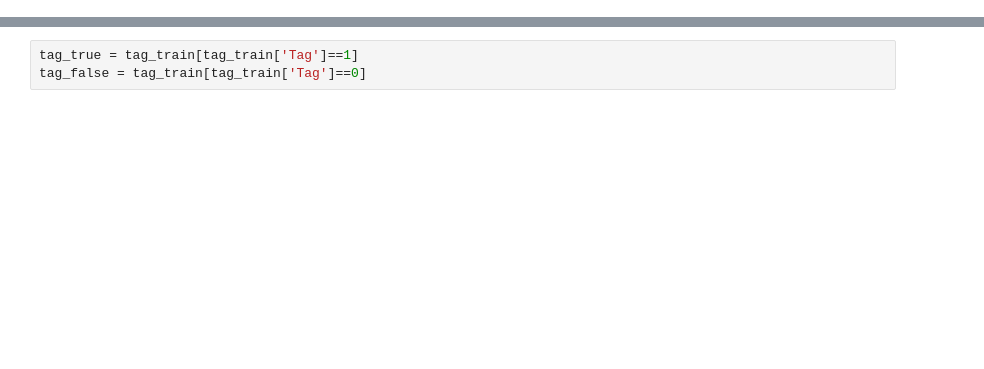
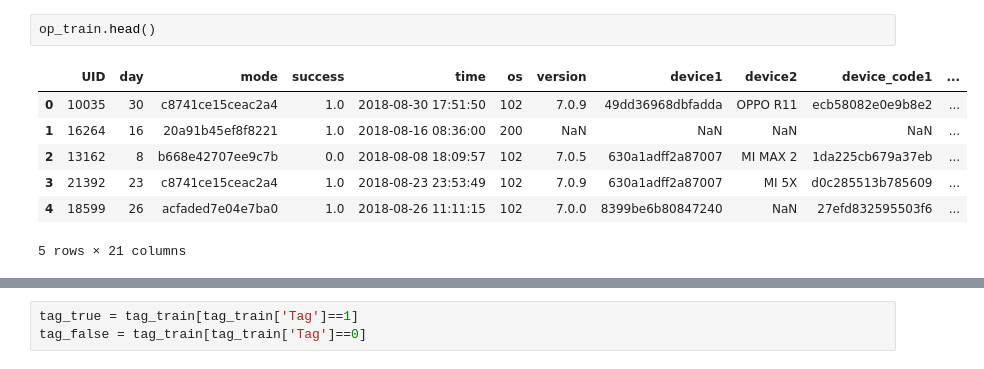
Before and after one commit to alexliu2360/dc_xjf, a Jupyter notebook: baseline.ipynb, the cells around one changed output, grey strips where cells are left out. Drawn from its saved outputs; the diff is of its cells as text; blank space fills up the shorter version.

```diff
--- a/baseline.ipynb
+++ b/baseline.ipynb
@@ -28,0 +46,10 @@ def single_uid_in_tran(op_uids, tran_uids):
+# %%
+op_train.head()
+# %% [output]
+|  | UID | day | mode | success | time | os | version | device1 | device2 | device_code1 | ... |
+| 0 | 10035 | 30 | c8741ce15ceac2a4 | 1.0 | 2018-08-30 17:51:50 | 102 | 7.0.9 | 49dd36968dbfadda | OPPO R11 | ecb58082e0e9b8e2 | ... |
+| 1 | 16264 | 16 | 20a91b45ef8f8221 | 1.0 | 2018-08-16 08:36:00 | 200 | NaN | NaN | NaN | NaN | ... |
+| 2 | 13162 | 8 | b668e42707ee9c7b | 0.0 | 2018-08-08 18:09:57 | 102 | 7.0.5 | 630a1adff2a87007 | MI MAX 2 | 1da225cb679a37eb | ... |
+| 3 | 21392 | 23 | c8741ce15ceac2a4 | 1.0 | 2018-08-23 23:53:49 | 102 | 7.0.9 | 630a1adff2a87007 | MI 5X | d0c285513b785609 | ... |
+| 4 | 18599 | 26 | acfaded7e04e7ba0 | 1.0 | 2018-08-26 11:11:15 | 102 | 7.0.0 | 8399be6b80847240 | NaN | 27efd832595503f6 | ... |
+5 rows × 21 columns
```
Also changed, not shown: parts of 31 cells of this notebook.
